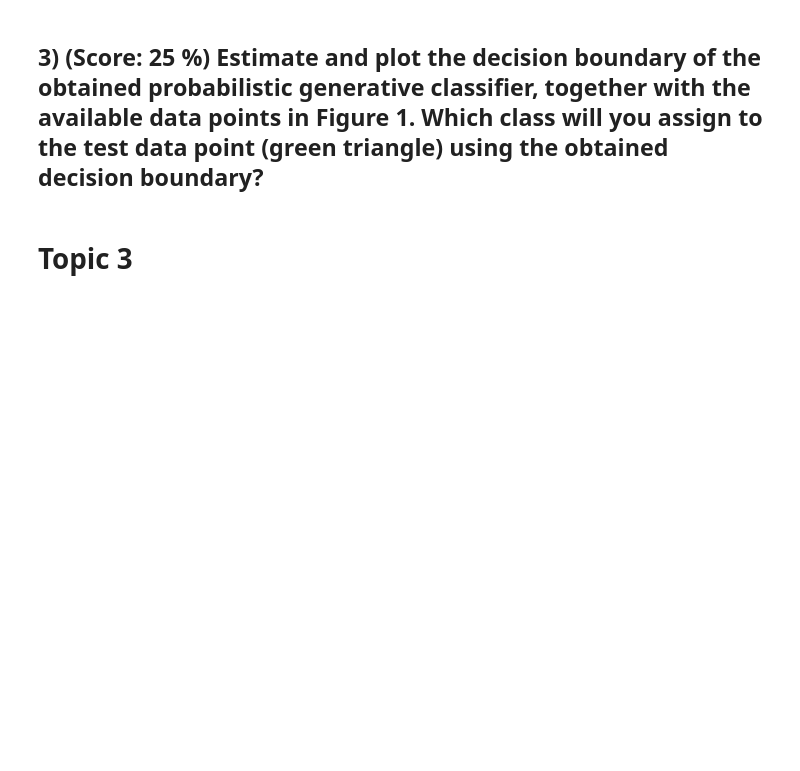
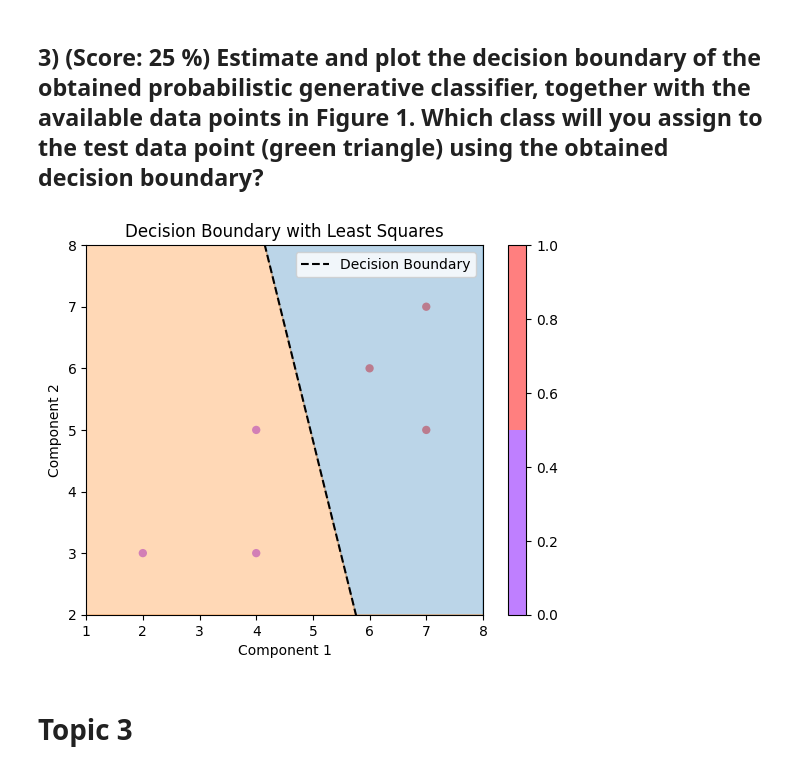
Before and after one commit to Khanrik/UniFolder, a Jupyter notebook: 5. Semester/Machine Learning/Gamle Eksamener/2025/SLAML Exam Jan2025.ipynb, the cells around one changed output. Cells and saved outputs as stored; diff of their text form; code cells hidden in the pictures; blank space fills up the shorter version.

```diff
--- a/5. Semester/Machine Learning/Gamle Eksamener/2025/SLAML Exam Jan2025.ipynb
+++ b/5. Semester/Machine Learning/Gamle Eksamener/2025/SLAML Exam Jan2025.ipynb
@@ -230,5 +260,53 @@ p0 = probs_x[0].item()
 # %% [markdown]
 ## 3) (Score: 25 %) Estimate and plot the decision boundary of the obtained probabilistic generative classifier, together with the available data points in Figure 1. Which class will you assign to the test data point (green triangle) using the obtained decision boundary?
+# %%
+def plot_scatter(data, target, n_class=2, padding=1):
+    x_min = np.min(data[0]) - padding
+    x_max = np.max(data[0]) + padding
+    y_min = np.min(data[1]) - padding
+    y_max = np.max(data[1]) + padding
+
+    plt.scatter(*data, c=target, edgecolor='none', alpha=0.5, cmap=plt.cm.get_cmap('rainbow', n_class))
+    plt.xlabel('Component 1')
+    plt.ylabel('Component 2')
+    plt.colorbar()
+    plt.xlim(x_min, x_max)
+    plt.ylim(y_min, y_max)
+
+def plot_decision_boundary(data, ws, w0, padding=1):
+    x_min = np.min(data[0]) - padding
+    x_max = np.max(data[0]) + padding
+    y_min = np.min(data[1]) - padding
+    y_max = np.max(data[1]) + padding
+
+    x1=np.linspace(x_min, x_max, 100)
+    w1, w2 = ws
+    w01, w02 = w0
+
+    # Difference vector
+    wd = w1 - w2
+    w0d = w01 - w02
+    # Boundary: wd[0]*x + wd[1]*y + w0d = 0, solve for y
+    a = -wd[0,0] / wd[1,0]
+    b = -w0d[0,0] / wd[1,0]
+    x2= a * x1 + b
+
+    y_fill_top=np.full(x1.shape,y_max)
+    y_fill_bottom=np.full(x1.shape,y_min)
+    plt.fill_between(x1,y_fill_top,x2,color='C0',alpha=0.3)
+    plt.fill_between(x1,x2,y_fill_bottom,color='C1',alpha=0.3)
+    plt.plot(x1,x2,'k--',label='Decision Boundary')
+    plt.xlim(x_min, x_max)
+    plt.ylim(y_min, y_max)
+    plt.xlabel('Component 1')
+    plt.ylabel('Component 2')
+    plt.title('Decision Boundary with Least Squares')
+    plt.legend()
+
+plot_scatter(X, l)
+plot_decision_boundary(X, ws, w_0s)
+# %% [output]
+[figure, added]
 # %% [markdown]
 # Topic 3
 # %% [markdown]
```
Also changed, not shown: parts of 18 cells of this notebook, 17 other files.
